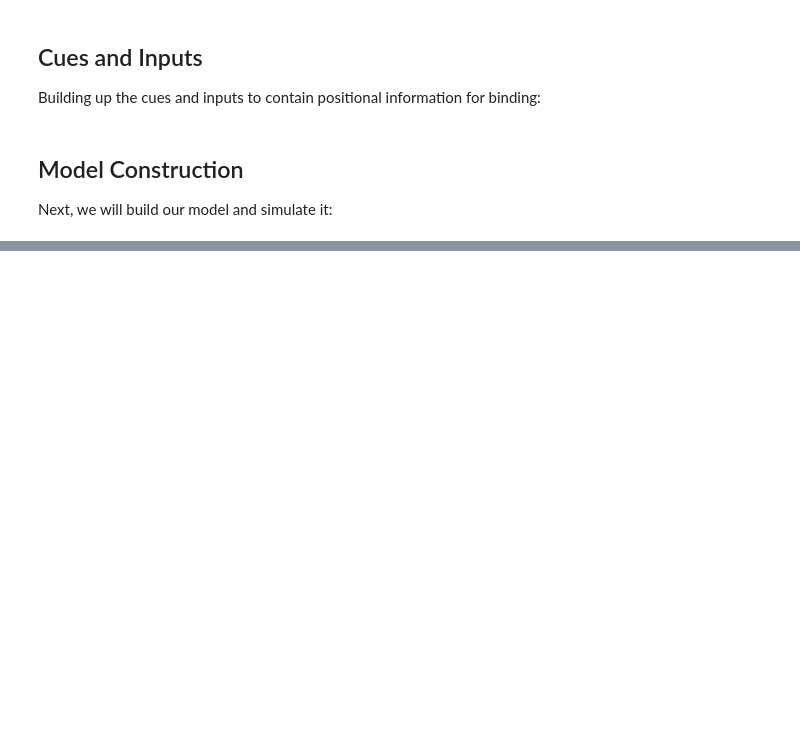
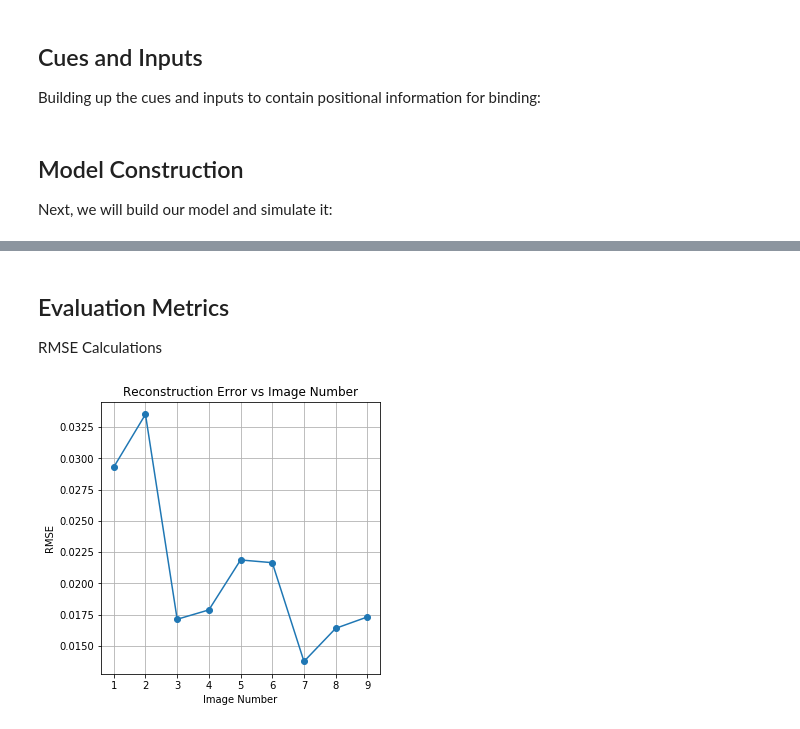
Before and after one commit to dguliani/HdMemory, a Jupyter notebook: main.ipynb, the cells around one changed output, grey strips where cells are left out. Saved outputs shown, nothing was run; the diff lists cells and outputs as text; code cells hidden in the pictures; blank space fills up the shorter version.

```diff
--- a/main.ipynb
+++ b/main.ipynb
@@ -154,0 +247,20 @@ Visualize the results:
+# %% [markdown]
+## Evaluation Metrics
+
+RMSE Calculations
+# %%
+    # RMSE
+    mem_rmse = []
+    ae_rmse = []
+    for i in range(num_ids):
+        mem_rmse.append(np.average((data[ids[i]] - sess.run(mem_decoded[i]))**2))
+        ae_rmse.append(np.average((data[ids[i]] - sess.run(decoded[i]))**2))
+    plt.figure(figsize=(5, 5))
+    plt.plot(range(1,num_ids+1), np.array(mem_rmse) - np.array(ae_rmse), marker='o')
+    plt.xlabel('Image Number')
+    plt.ylabel('RMSE')
+    plt.title('Reconstruction Error vs Image Number')
+    plt.grid()
+    plt.show()
+# %% [output]
+[figure, added]
```
Also changed, not shown: parts of 12 cells of this notebook, 3 other files.
